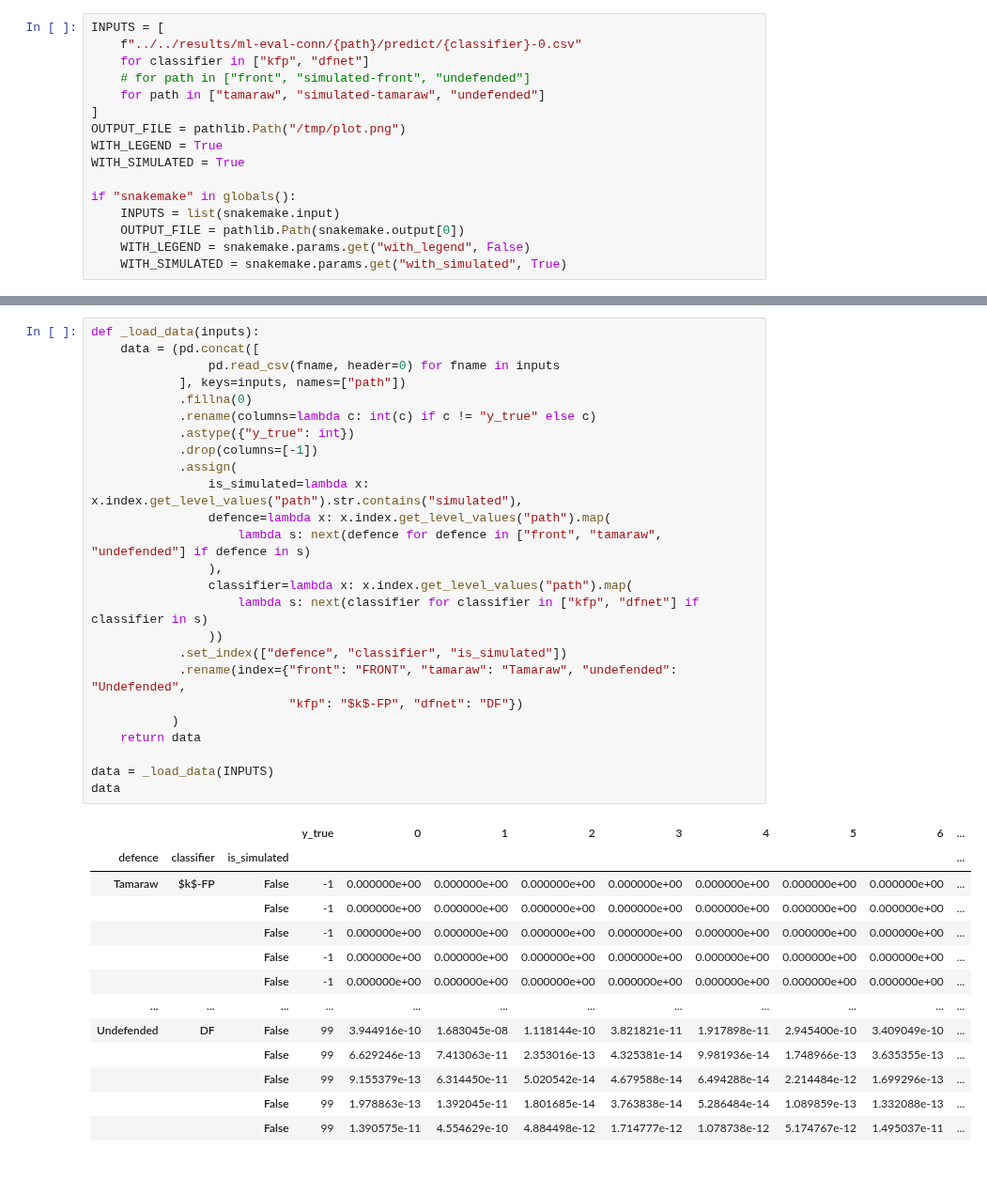
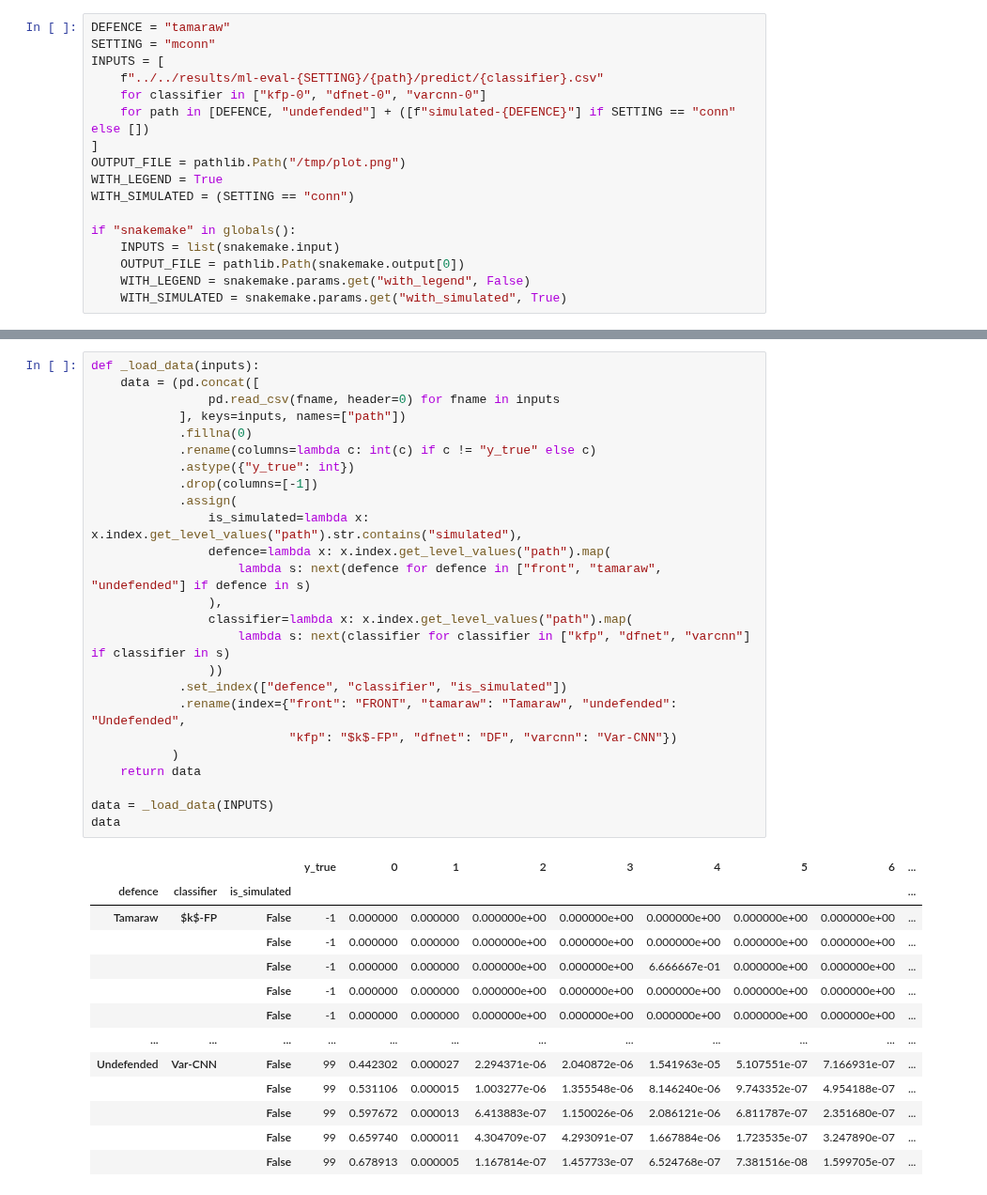
Before and after one commit to jpcsmith/qcsd-experiments, a Jupyter notebook: workflow/notebooks/result-analysis-curve.ipynb, the cells around one changed output, grey strips where cells are left out. Shown at 94% size. Drawn from its saved outputs; the diff is of its cells as text.

```diff
--- a/workflow/notebooks/result-analysis-curve.ipynb
+++ b/workflow/notebooks/result-analysis-curve.ipynb
@@ -26,15 +27,16 @@ plt.rcParams.update({
 
 WITH_GRID = False
 # %%
+DEFENCE = "tamaraw"
+SETTING = "mconn"
 INPUTS = [
-    f"../../results/ml-eval-conn/{path}/predict/{classifier}-0.csv"
-    for classifier in ["kfp", "dfnet"]
-    # for path in ["front", "simulated-front", "undefended"]
-    for path in ["tamaraw", "simulated-tamaraw", "undefended"]
+    f"../../results/ml-eval-{SETTING}/{path}/predict/{classifier}.csv"
+    for classifier in ["kfp-0", "dfnet-0", "varcnn-0"]
+    for path in [DEFENCE, "undefended"] + ([f"simulated-{DEFENCE}"] if SETTING == "conn" else [])
 ]
 OUTPUT_FILE = pathlib.Path("/tmp/plot.png")
 WITH_LEGEND = True
-WITH_SIMULATED = True
+WITH_SIMULATED = (SETTING == "conn")
 
 if "snakemake" in globals():
     INPUTS = list(snakemake.input)
@@ -59,39 +61,39 @@ if "snakemake" in globals():
 # %%
 def _load_data(inputs):
     data = (pd.concat([
                 pd.read_csv(fname, header=0) for fname in inputs
             ], keys=inputs, names=["path"])
             .fillna(0)
             .rename(columns=lambda c: int(c) if c != "y_true" else c)
             .astype({"y_true": int})
             .drop(columns=[-1])
             .assign(
                 is_simulated=lambda x: x.index.get_level_values("path").str.contains("simulated"),
                 defence=lambda x: x.index.get_level_values("path").map(
                     lambda s: next(defence for defence in ["front", "tamaraw", "undefended"] if defence in s)
                 ),
                 classifier=lambda x: x.index.get_level_values("path").map(
-                    lambda s: next(classifier for classifier in ["kfp", "dfnet"] if classifier in s)
+                    lambda s: next(classifier for classifier in ["kfp", "dfnet", "varcnn"] if classifier in s)
                 ))
             .set_index(["defence", "classifier", "is_simulated"])
             .rename(index={"front": "FRONT", "tamaraw": "Tamaraw", "undefended": "Undefended",
-                           "kfp": "$k$-FP", "dfnet": "DF"})
+                           "kfp": "$k$-FP", "dfnet": "DF", "varcnn": "Var-CNN"})
            )
     return data
 
 data = _load_data(INPUTS)
 data
 # %% [output]
 |  |  |  | y_true | 0 | 1 | 2 | 3 | 4 | 5 | 6 | ... |
 | defence | classifier | is_simulated |  |  |  |  |  |  |  |  | ... |
-| Tamaraw | $k$-FP | False | -1 | 0.000000e+00 | 0.000000e+00 | 0.000000e+00 | 0.000000e+00 | 0.000000e+00 | 0.000000e+00 | 0.000000e+00 | ... |
-|  |  | False | -1 | 0.000000e+00 | 0.000000e+00 | 0.000000e+00 | 0.000000e+00 | 0.000000e+00 | 0.000000e+00 | 0.000000e+00 | ... |
-|  |  | False | -1 | 0.000000e+00 | 0.000000e+00 | 0.000000e+00 | 0.000000e+00 | 0.000000e+00 | 0.000000e+00 | 0.000000e+00 | ... |
-|  |  | False | -1 | 0.000000e+00 | 0.000000e+00 | 0.000000e+00 | 0.000000e+00 | 0.000000e+00 | 0.000000e+00 | 0.000000e+00 | ... |
-|  |  | False | -1 | 0.000000e+00 | 0.000000e+00 | 0.000000e+00 | 0.000000e+00 | 0.000000e+00 | 0.000000e+00 | 0.000000e+00 | ... |
+| Tamaraw | $k$-FP | False | -1 | 0.000000 | 0.000000 | 0.000000e+00 | 0.000000e+00 | 0.000000e+00 | 0.000000e+00 | 0.000000e+00 | ... |
+|  |  | False | -1 | 0.000000 | 0.000000 | 0.000000e+00 | 0.000000e+00 | 0.000000e+00 | 0.000000e+00 | 0.000000e+00 | ... |
+|  |  | False | -1 | 0.000000 | 0.000000 | 0.000000e+00 | 0.000000e+00 | 6.666667e-01 | 0.000000e+00 | 0.000000e+00 | ... |
+|  |  | False | -1 | 0.000000 | 0.000000 | 0.000000e+00 | 0.000000e+00 | 0.000000e+00 | 0.000000e+00 | 0.000000e+00 | ... |
+|  |  | False | -1 | 0.000000 | 0.000000 | 0.000000e+00 | 0.000000e+00 | 0.000000e+00 | 0.000000e+00 | 0.000000e+00 | ... |
 | ... | ... | ... | ... | ... | ... | ... | ... | ... | ... | ... | ... |
-| Undefended | DF | False | 99 | 3.944916e-10 | 1.683045e-08 | 1.118144e-10 | 3.821821e-11 | 1.917898e-11 | 2.945400e-10 | 3.409049e-10 | ... |
-|  |  | False | 99 | 6.629246e-13 | 7.413063e-11 | 2.353016e-13 | 4.325381e-14 | 9.981936e-14 | 1.748966e-13 | 3.635355e-13 | ... |
-|  |  | False | 99 | 9.155379e-13 | 6.314450e-11 | 5.020542e-14 | 4.679588e-14 | 6.494288e-14 | 2.214484e-12 | 1.699296e-13 | ... |
-|  |  | False | 99 | 1.978863e-13 | 1.392045e-11 | 1.801685e-14 | 3.763838e-14 | 5.286484e-14 | 1.089859e-13 | 1.332088e-13 | ... |
-|  |  | False | 99 | 1.390575e-11 | 4.554629e-10 | 4.884498e-12 | 1.714777e-12 | 1.078738e-12 | 5.174767e-12 | 1.495037e-11 | ... |
+| Undefended | Var-CNN | False | 99 | 0.442302 | 0.000027 | 2.294371e-06 | 2.040872e-06 | 1.541963e-05 | 5.107551e-07 | 7.166931e-07 | ... |
+|  |  | False | 99 | 0.531106 | 0.000015 | 1.003277e-06 | 1.355548e-06 | 8.146240e-06 | 9.743352e-07 | 4.954188e-07 | ... |
+|  |  | False | 99 | 0.597672 | 0.000013 | 6.413883e-07 | 1.150026e-06 | 2.086121e-06 | 6.811787e-07 | 2.351680e-07 | ... |
+|  |  | False | 99 | 0.659740 | 0.000011 | 4.304709e-07 | 4.293091e-07 | 1.667884e-06 | 1.723535e-07 | 3.247890e-07 | ... |
+|  |  | False | 99 | 0.678913 | 0.000005 | 1.167814e-07 | 1.457733e-07 | 6.524768e-07 | 7.381516e-08 | 1.599705e-07 | ... |
```
Also changed, not shown: parts of 7 cells of this notebook, 10 other files.
